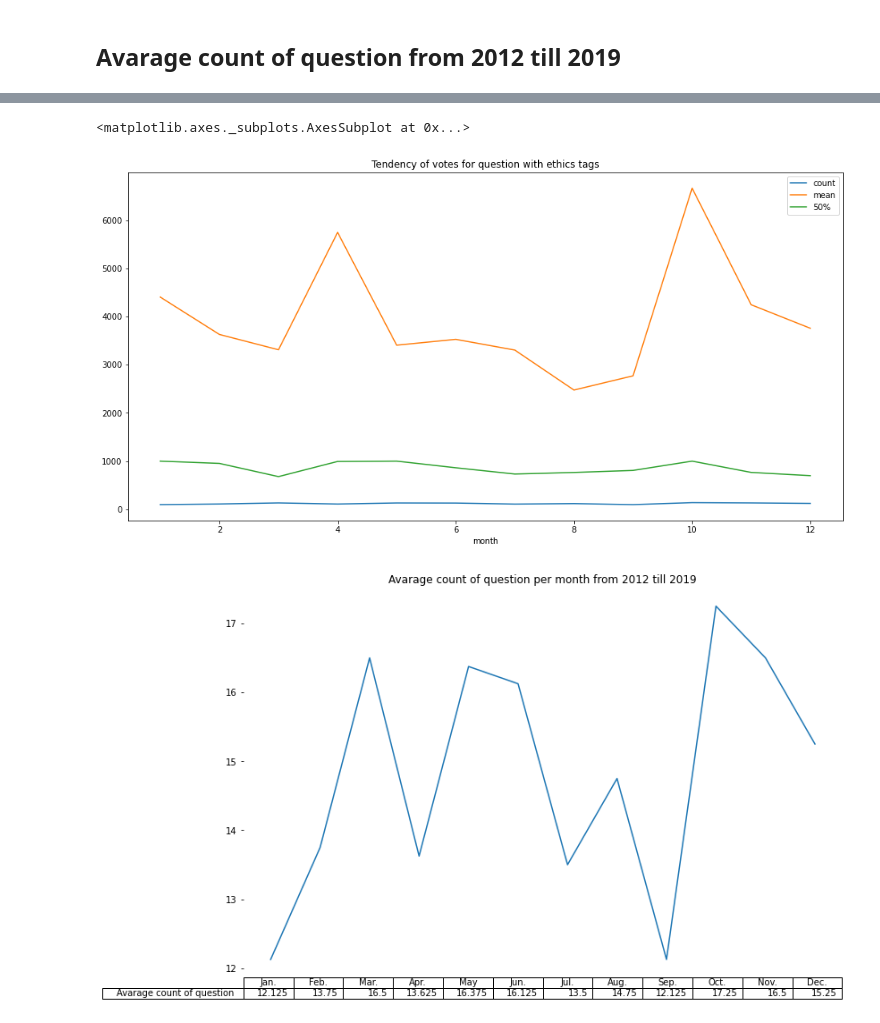
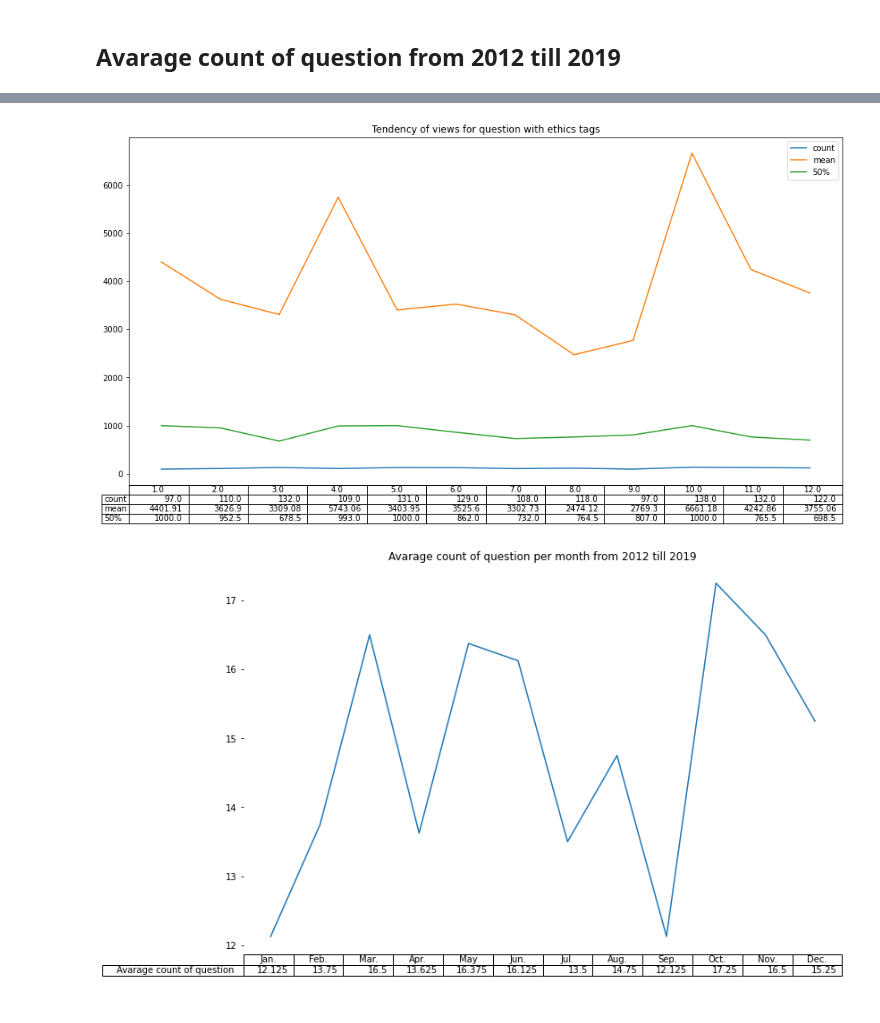
Before and after one commit to xdragolo/topicGroupsAndTimeframesIdentification, a Jupyter notebook: Data_Analysis/general_overview.ipynb, the cells around one changed output, grey strips where cells are left out. Drawn from its saved outputs; the diff is of its cells as text; code cells hidden in the pictures.

```diff
--- a/Data_Analysis/general_overview.ipynb
+++ b/Data_Analysis/general_overview.ipynb
@@ -89,12 +81,15 @@ limited_statistics['votes'][['count','mean','50%']]
 # %%
-# ax1 = plt.axes()
-# x_axis = ax1.axes.get_xaxis()
-# x_axis.set_visible(False)
-limited_statistics['views'][['count','mean','50%']].plot(figsize=(16,8), title='Tendency of votes for question with ethics tags')
-# plt.savefig('./figures/tendency_of_votes_ethic.png', bbox_inches = 'tight')
+fig, ax = plt.subplots(1, 1)
+d = limited_statistics['views'][['count','mean','50%']]
+x_axis = ax.axes.get_xaxis()
+ax.xaxis.tick_top()
+x_axis.set_visible(False)
+d.plot( figsize=(16,8), title='Tendency of views for question with ethics tags',ax = ax,
+                                                         table = np.round(d.T,2)
+                                                         )
+plt.savefig('./figures/tendency_of_views_ethic.png', bbox_inches = 'tight')
 # %% [output]
-<matplotlib.axes._subplots.AxesSubplot at 0x...>
-[figure, old version]
+[figure, new version]
 # %%
 from pandas.plotting import table
 ax = plt.subplot(111, frame_on=False) # no visible frame
```
Also changed, not shown: parts of 24 cells of this notebook, 37 other files.
